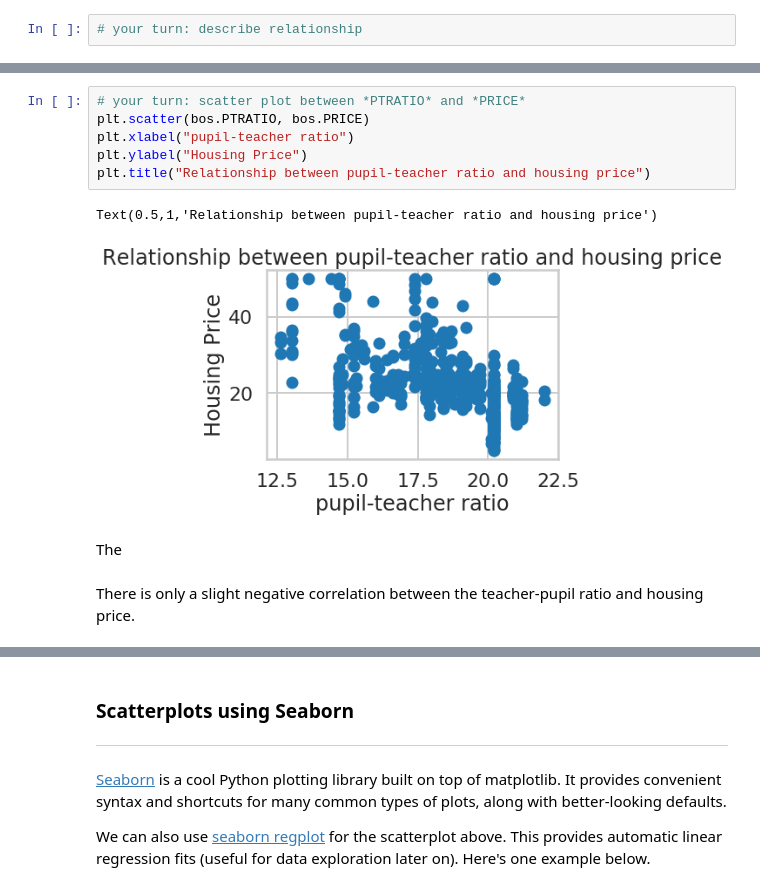
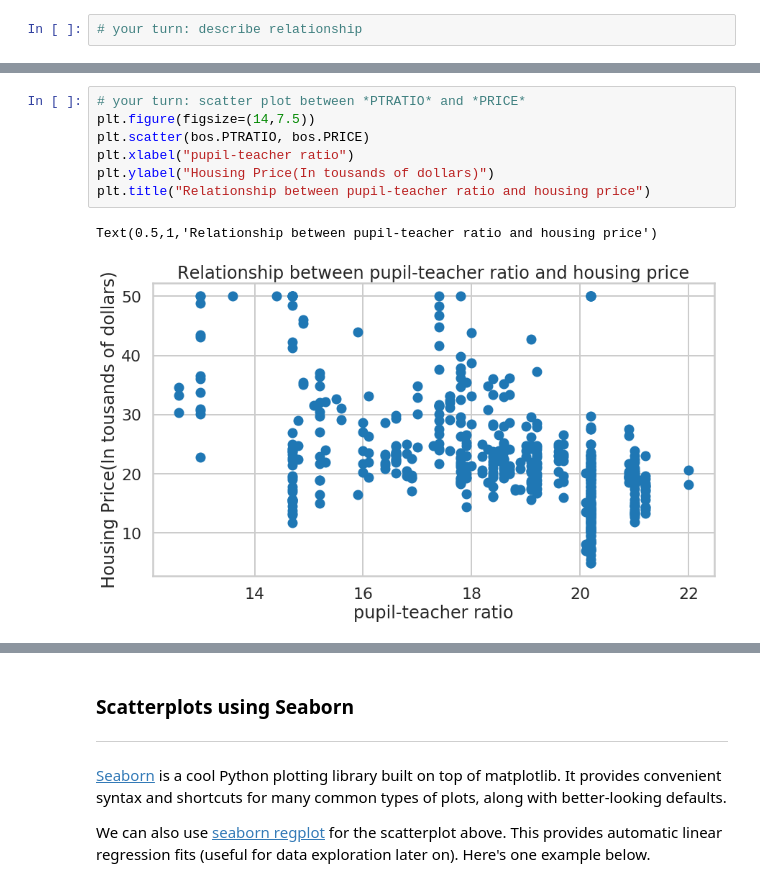
Before and after one commit to FlorianBleichenbacher/FlorianJamesBleichenbacher, a Jupyter notebook: Mini_Project_Linear_Regression.ipynb, the cells around one changed output, grey strips where cells are left out. Saved outputs shown, nothing was run; the diff lists cells and outputs as text.

```diff
--- a/Mini_Project_Linear_Regression.ipynb
+++ b/Mini_Project_Linear_Regression.ipynb
@@ -295,13 +305,10 @@ There is a clear positive correlation between the average number of rooms per dw
 # %%
 # your turn: scatter plot between *PTRATIO* and *PRICE*
+plt.figure(figsize=(14,7.5))
 plt.scatter(bos.PTRATIO, bos.PRICE)
 plt.xlabel("pupil-teacher ratio")
-plt.ylabel("Housing Price")
+plt.ylabel("Housing Price(In tousands of dollars)")
 plt.title("Relationship between pupil-teacher ratio and housing price")
 # %% [output]
 Text(0.5,1,'Relationship between pupil-teacher ratio and housing price')
-[figure, old version]
+[figure, new version]
-# %% [markdown]
-The
-# %% [markdown]
-There is only a slight negative correlation between the teacher-pupil ratio and housing price.
```
Also changed, not shown: parts of 26 cells of this notebook.
